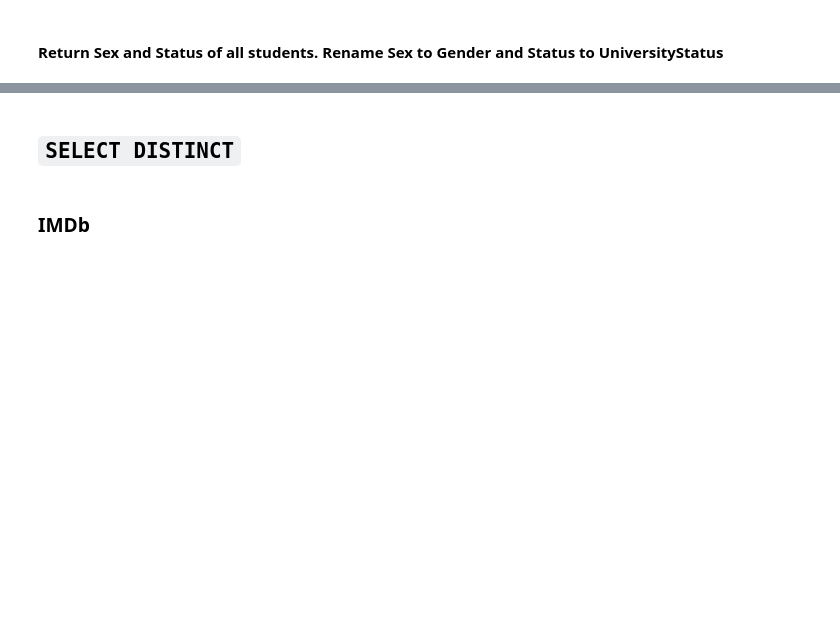
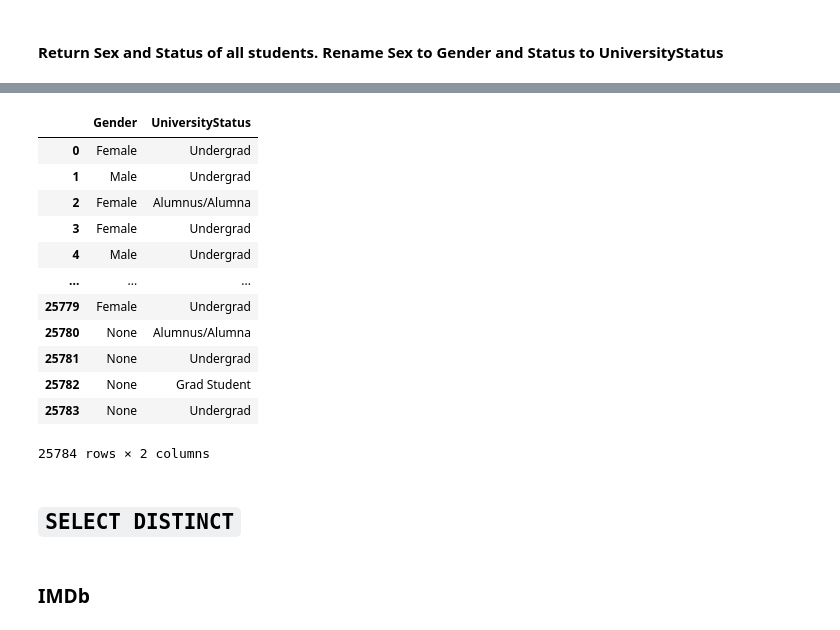
Before and after one commit to ipeirotis/introduction-to-databases, a Jupyter notebook: session2/B-Selection_Queries.ipynb, the cells around one changed output, grey strips where cells are left out. Saved outputs shown, nothing was run; the diff lists cells and outputs as text; code cells hidden in the pictures; blank space fills up the shorter version.

```diff
--- a/session2/B-Selection_Queries.ipynb
+++ b/session2/B-Selection_Queries.ipynb
@@ -155,2 +431,7 @@ USE facebook
 # %% [markdown]
 #### Return Sex and Status of all students. Rename Sex to Gender and Status to UniversityStatus
+# %%
+%%read_sql
+SELECT Sex AS Gender, Status AS UniversityStatus
+FROM Profiles
+# %% [output]
@@ -157,3 +439,16 @@ USE facebook
+|  | Gender | UniversityStatus |
+| 0 | Female | Undergrad |
+| 1 | Male | Undergrad |
+| 2 | Female | Alumnus/Alumna |
+| 3 | Female | Undergrad |
+| 4 | Male | Undergrad |
+| ... | ... | ... |
+| 25779 | Female | Undergrad |
+| 25780 | None | Alumnus/Alumna |
+| 25781 | None | Undergrad |
+| 25782 | None | Grad Student |
+| 25783 | None | Undergrad |
+25784 rows × 2 columns
 # %% [markdown]
 ## `SELECT DISTINCT`
 # %% [markdown]
```
Also changed, not shown: parts of 42 cells of this notebook, 1 other file.
